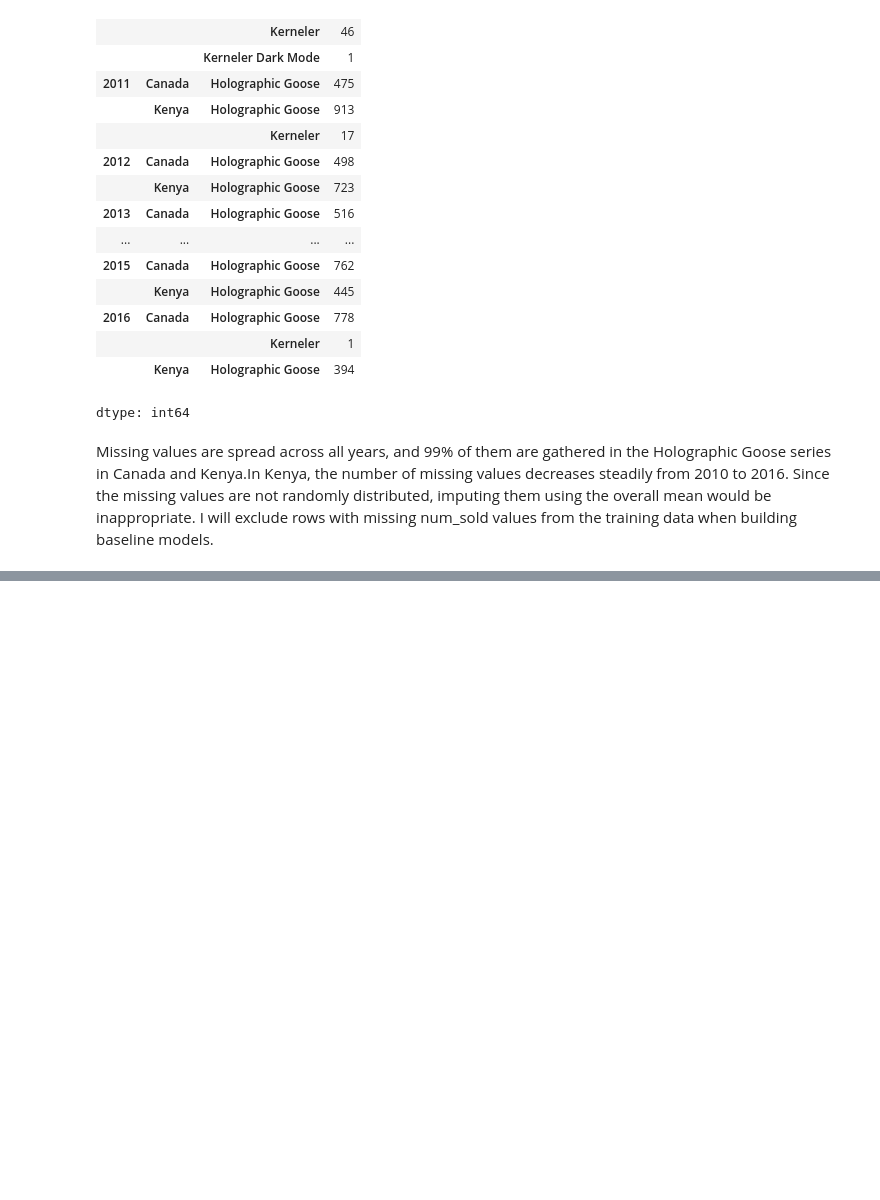
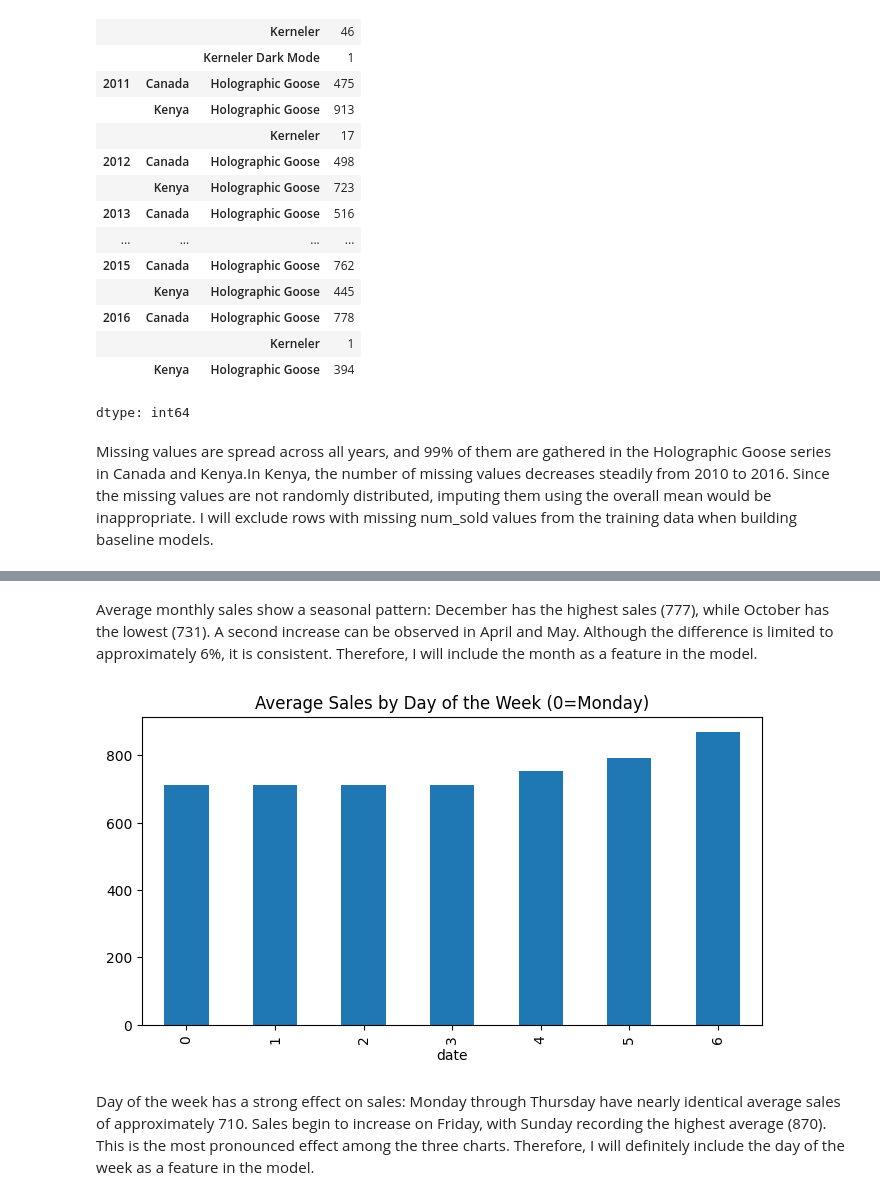
Before and after one commit to ceng313-2026/GROUP53_CENG313, a Jupyter notebook: assignment1_eda_baseline.ipynb, the cells around one changed output, grey strips where cells are left out. Drawn from its saved outputs; the diff is of its cells as text; code cells hidden in the pictures; blank space fills up the shorter version.

```diff
--- a/assignment1_eda_baseline.ipynb
+++ b/assignment1_eda_baseline.ipynb
@@ -174,0 +191,11 @@ Missing values are spread across all years, and 99% of them are gathered in the
+# %% [markdown]
+Average monthly sales show a seasonal pattern: December has the highest sales (777), while October has the lowest (731). A second increase can be observed in April and May. Although the difference is limited to approximately 6%, it is consistent. Therefore, I will include the month as a feature in the model.
+# %%
+# average sales based on days
+train.groupby(train['date'].dt.dayofweek)['num_sold'].mean().plot(kind='bar', figsize=(8, 4))
+plt.title('Average Sales by Day of the Week (0=Monday)')
+plt.show()
+# %% [output]
+[figure, added]
+# %% [markdown]
+Day of the week has a strong effect on sales: Monday through Thursday have nearly identical average sales of approximately 710. Sales begin to increase on Friday, with Sunday recording the highest average (870). This is the most pronounced effect among the three charts. Therefore, I will definitely include the day of the week as a feature in the model.
```
Also changed, not shown: parts of 3 cells of this notebook.
